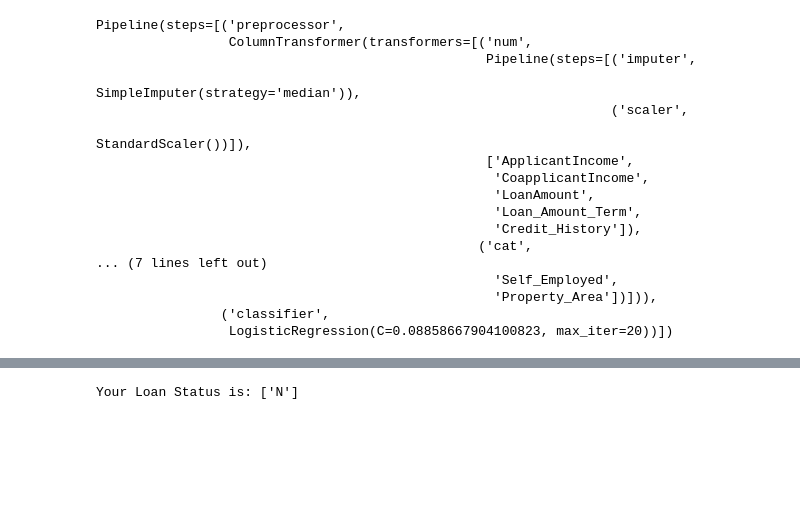
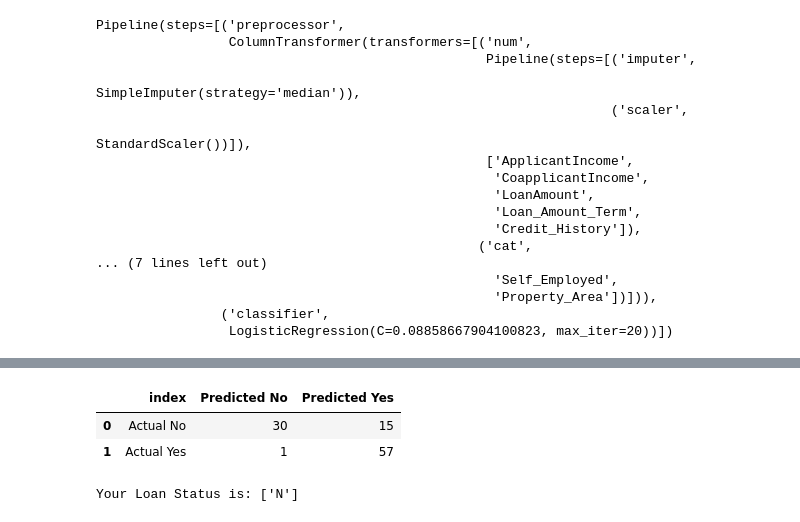
Before and after one commit to pokwir/Deployment, a Jupyter notebook: Model_final.ipynb, the cells around one changed output, grey strips where cells are left out. Cells and saved outputs as stored; diff of their text form; code cells hidden in the pictures; blank space fills up the shorter version.

```diff
--- a/Model_final.ipynb
+++ b/Model_final.ipynb
@@ -282,3 +313,12 @@ Accuracy:  0.8446601941747572
+# %%
+#convert to dataframe
+cm = pd.DataFrame(cm, columns=['Predicted No', 'Predicted Yes'], index=['Actual No', 'Actual Yes']).reset_index()
+# %%
+cm.head()
+# %% [output]
+|  | index | Predicted No | Predicted Yes |
+| 0 | Actual No | 30 | 15 |
+| 1 | Actual Yes | 1 | 57 |
 # %%
 X_tester = X_test.iloc[[5]]
 y_pred = pipeline.predict(X_tester)
```
Also changed, not shown: parts of 4 cells of this notebook, 2 other files.
